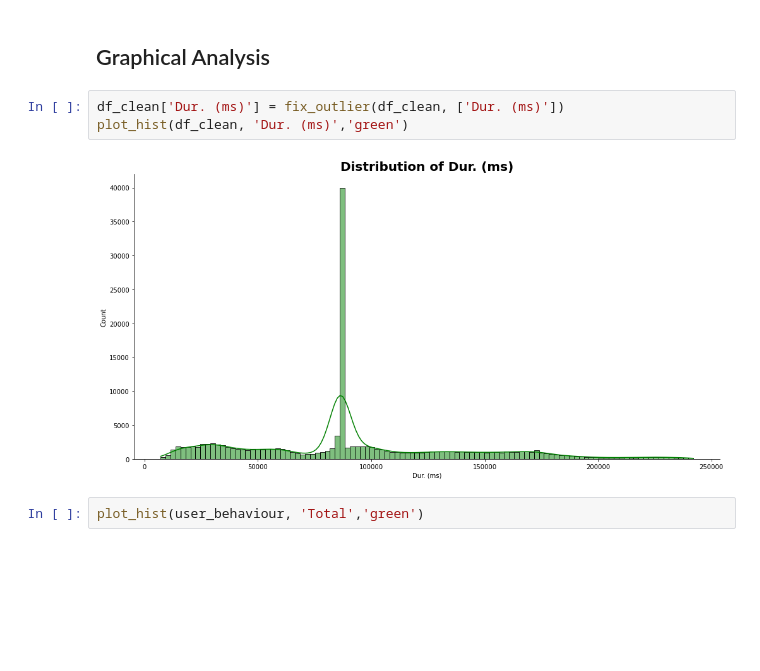
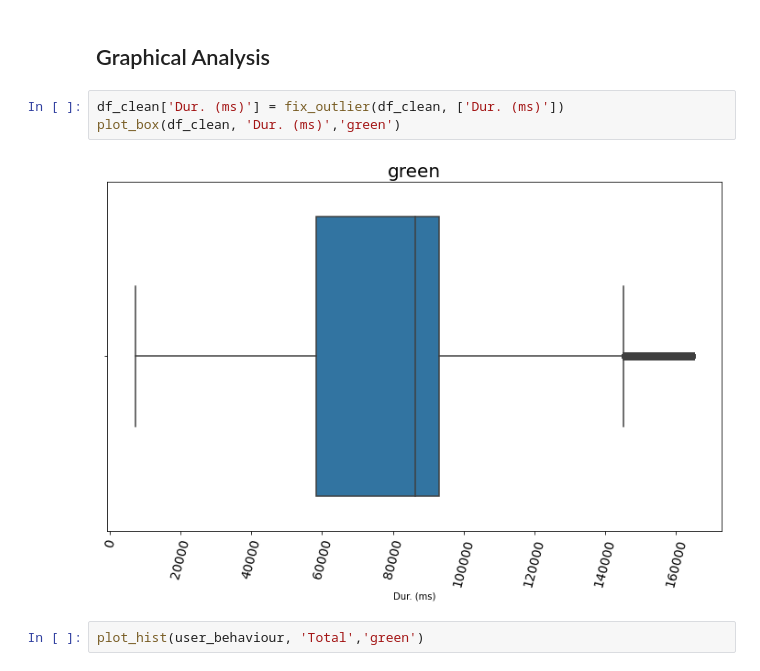
Before and after one commit to NatnaelSisay/Telecom_data_Analysis, a Jupyter notebook: notebooks/telecom.ipynb, the cells around one changed output. Drawn from its saved outputs; the diff is of its cells as text; blank space fills up the shorter version.

```diff
--- a/notebooks/telecom.ipynb
+++ b/notebooks/telecom.ipynb
@@ -494,9 +494,9 @@ user_behaviour = fix_outlier(user_behaviour, columns)
 ## Graphical Analysis
 # %%
 df_clean['Dur. (ms)'] = fix_outlier(df_clean, ['Dur. (ms)'])
-plot_hist(df_clean, 'Dur. (ms)','green')
+plot_box(df_clean, 'Dur. (ms)','green')
 # %% [output]
-[figure, old version]
+[figure, new version]
 # %%
 plot_hist(user_behaviour, 'Total','green')
 # %% [output]
```
Also changed, not shown: parts of 9 cells of this notebook, 3 other files.
